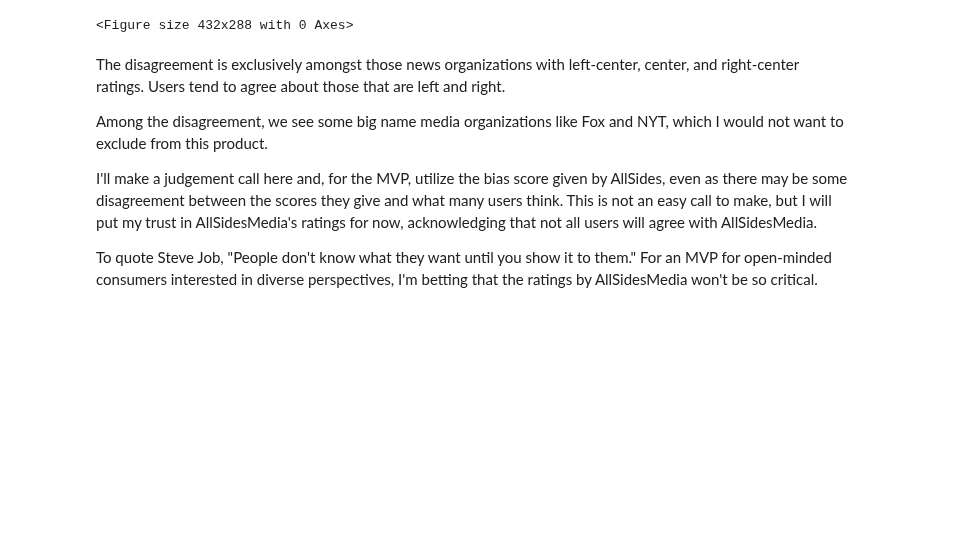
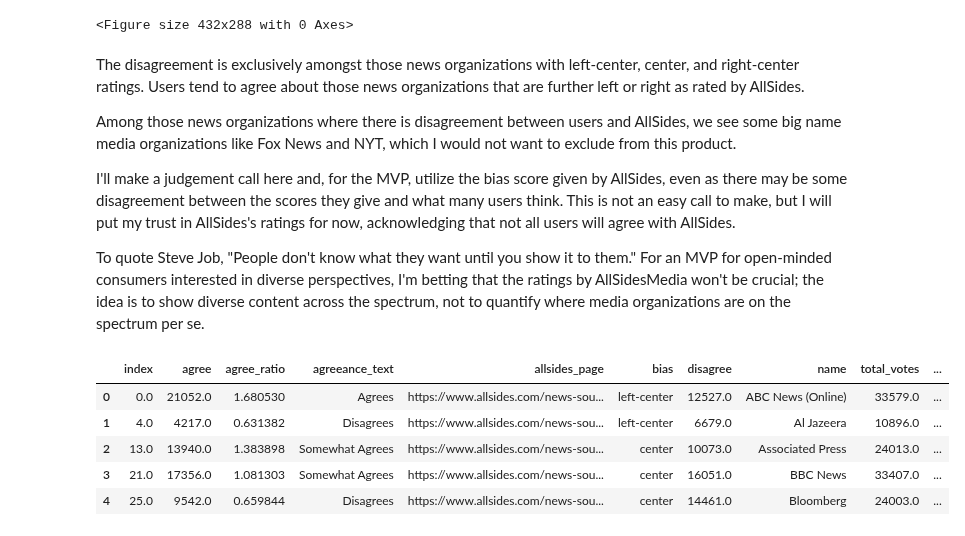
Before and after one commit to sagarsetru/debiaser, a Jupyter notebook: eda_all_sides_media.ipynb, the cells around one changed output. Saved outputs shown, nothing was run; the diff lists cells and outputs as text; code cells hidden in the pictures; blank space fills up the shorter version.

```diff
--- a/eda_all_sides_media.ipynb
+++ b/eda_all_sides_media.ipynb
@@ -280,12 +280,23 @@ plt.clf();
 [figure]
 <Figure size 432x288 with 0 Axes>
 # %% [markdown]
-The disagreement is exclusively amongst those news organizations with left-center, center, and right-center ratings. Users tend to agree about those that are left and right.
+The disagreement is exclusively amongst those news organizations with left-center, center, and right-center ratings. Users tend to agree about those news organizations that are further left or right as rated by AllSides.
 
-Among the disagreement, we see some big name media organizations like Fox and NYT, which I would not want to exclude from this product.
+Among those news organizations where there is disagreement between users and AllSides, we see some big name media organizations like Fox News and NYT, which I would not want to exclude from this product.
 
-I'll make a judgement call here and, for the MVP, utilize the bias score given by AllSides, even as there may be some disagreement between the scores they give and what many users think. This is not an easy call to make, but I will put my trust in AllSidesMedia's ratings for now, acknowledging that not all users will agree with AllSidesMedia.
+I'll make a judgement call here and, for the MVP, utilize the bias score given by AllSides, even as there may be some disagreement between the scores they give and what many users think. This is not an easy call to make, but I will put my trust in AllSides's ratings for now, acknowledging that not all users will agree with AllSides.
 
-To quote Steve Job, "People don't know what they want until you show it to them." For an MVP for open-minded consumers interested in diverse perspectives, I'm betting that the ratings by AllSidesMedia won't be so critical.
+To quote Steve Job, "People don't know what they want until you show it to them." For an MVP for open-minded consumers interested in diverse perspectives, I'm betting that the ratings by AllSidesMedia won't be crucial; the idea is to show diverse content across the spectrum, not to quantify where media organizations are on the spectrum per se.
 # %%
 all_sides_df_high_votes.to_csv('./all_sides_media_data/allsides_final.csv', index_label='index')
+# %%
+all_sides_with_domains = pd.read_csv('./all_sides_media_data/allsides_final_plus_others_with_domains.csv')
+# %%
+all_sides_with_domains.head()
+# %% [output]
+|  | index | agree | agree_ratio | agreeance_text | allsides_page | bias | disagree | name | total_votes | ... |
+| 0 | 0.0 | 21052.0 | 1.680530 | Agrees | https://www.allsides.com/news-sou... | left-center | 12527.0 | ABC News (Online) | 33579.0 | ... |
+| 1 | 4.0 | 4217.0 | 0.631382 | Disagrees | https://www.allsides.com/news-sou... | left-center | 6679.0 | Al Jazeera | 10896.0 | ... |
+| 2 | 13.0 | 13940.0 | 1.383898 | Somewhat Agrees | https://www.allsides.com/news-sou... | center | 10073.0 | Associated Press | 24013.0 | ... |
+| 3 | 21.0 | 17356.0 | 1.081303 | Somewhat Agrees | https://www.allsides.com/news-sou... | center | 16051.0 | BBC News | 33407.0 | ... |
+| 4 | 25.0 | 9542.0 | 0.659844 | Disagrees | https://www.allsides.com/news-sou... | center | 14461.0 | Bloomberg | 24003.0 | ... |
```
Also changed, not shown: parts of 2 cells of this notebook.
